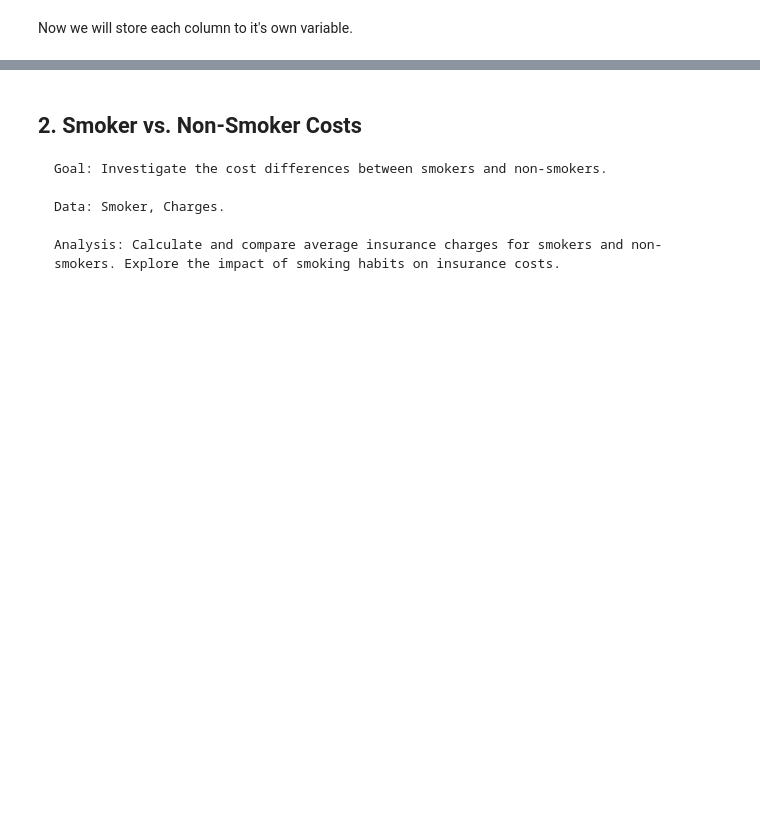
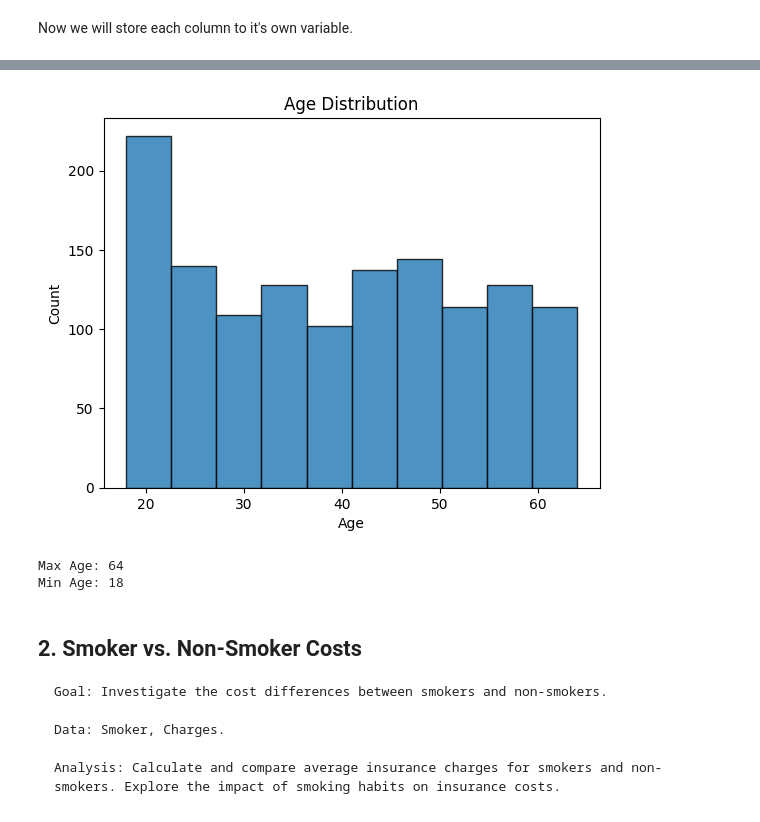
Before and after one commit to pavloskhetab/Codecademy-Data-Scientist-Analytics, a Jupyter notebook: us-medical-insurance-costs.ipynb, the cells around one changed output, grey strips where cells are left out. Drawn from its saved outputs; the diff is of its cells as text; code cells hidden in the pictures; blank space fills up the shorter version.

```diff
--- a/us-medical-insurance-costs.ipynb
+++ b/us-medical-insurance-costs.ipynb
@@ -97,11 +97,14 @@ with open('insurance.csv', 'r') as csv_file:
 
     # Loop through the remaining rows
     for row in csv_reader:
+
         # Each row is a list of values
-        age.append(row[0])
+        age.append(int(row[0]))  # Convert to int here
         sex.append(row[1])
-        bmi.append(row[2])
-        children.append(row[3])
+        bmi.append(float(row[2]))  # Convert to float if it's not already
+        children.append(int(row[3]))  # Convert to int here
         smoker.append(row[4])
         region.append(row[5])
-        charges.append(row[6])
+        charges.append(float(row[6]))  # Convert to float if it's not already
+
+print(age)
@@ -108,3 +117,48 @@ with open('insurance.csv', 'r') as csv_file:
+# %%
+import matplotlib.pyplot as plt
+import numpy as np
+
+max_age = max(age)
+min_age = min(age)
+
+"""
+Calculate the number of bins for a histogram using the Freedman-Diaconis rule.
+
+Parameters:
+data (list or numpy array): The data for which to calculate the number of bins.
+
+Returns:
+int: The number of bins.
+"""
+def calculate_num_bins(data):
+    data_range = max(data) - min(data)  # Calculate the data range
+    iqr = np.percentile(data, 75) - np.percentile(data, 25)  # Calculate the interquartile range
+    bin_width = 2 * iqr / (len(data) ** (1/3))  # Calculate the bin width using Freedman-Diaconis rule
+    num_bins = int(data_range / bin_width)  # Calculate the number of bins
+
+    return num_bins, bin_width # Return both num_bins and bin_width
+
+# Calculate the number of bins using the function
+num_bins, bin_width = calculate_num_bins(age)
+
+# Create the histogram with the specified number of bins and range
+plt.hist(age, bins=num_bins, range=(min_age, max_age), edgecolor='k', alpha=0.8)
+
+
+# Add labels and a title
+plt.xlabel('Age')
+plt.ylabel('Count')
+plt.title('Age Distribution')
+
+plt.show()
+
+# Convert max_age and min_age to strings before printing
+print('Max Age: ' + str(max_age))
+print('Min Age: ' + str(min_age))
+# %% [output]
+[figure, added]
+Max Age: 64
+Min Age: 18
 # %% [markdown]
 ## 2. Smoker vs. Non-Smoker Costs
     Goal: Investigate the cost differences between smokers and non-smokers.
```
Also changed, not shown: parts of 2 cells of this notebook.
